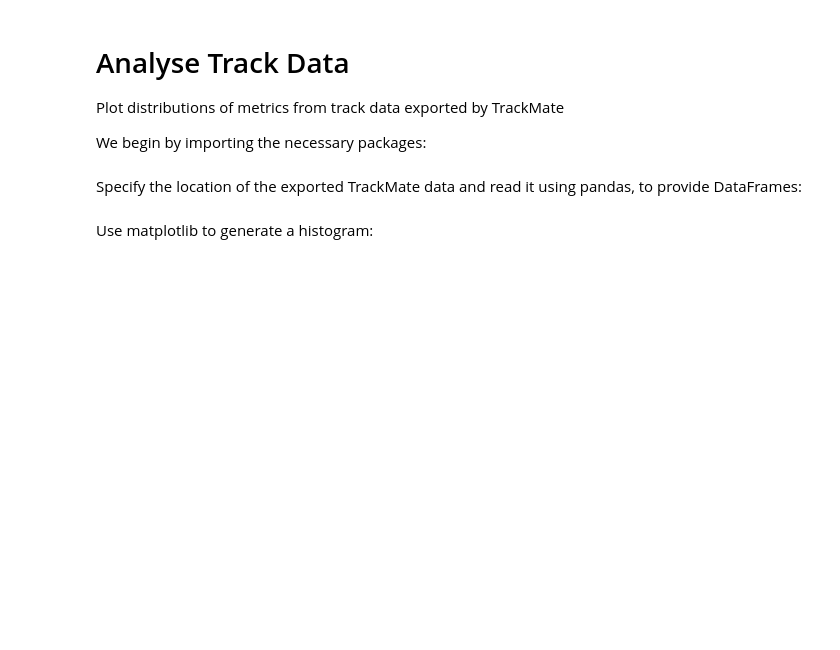
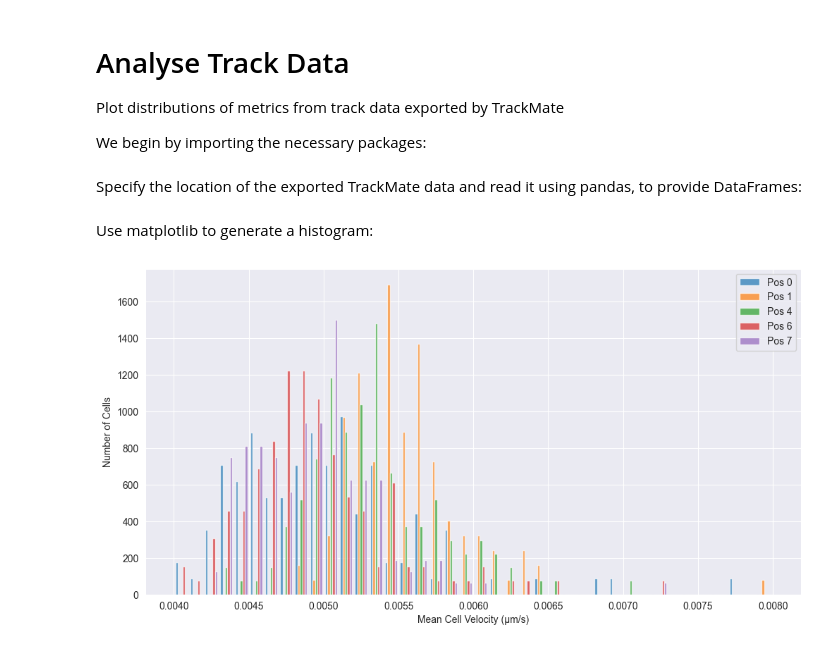
Before and after one commit to FrancisCrickInstitute/multi-dimensional-imaging-and-analysis, a Jupyter notebook: Live-Cell-Imaging-And-Tracking/compare_track_data.ipynb, the cells around one changed output. Cells and saved outputs as stored; diff of their text form; code cells hidden in the pictures; blank space fills up the shorter version.

```diff
--- a/Live-Cell-Imaging-And-Tracking/compare_track_data.ipynb
+++ b/Live-Cell-Imaging-And-Tracking/compare_track_data.ipynb
@@ -10,20 +14,38 @@ import pandas as pd
 # %% [markdown]
 Specify the location of the exported TrackMate data and read it using pandas, to provide DataFrames:
 # %%
-file_path_0 = 'Z:/working/Training/2024-Crick Microscopy Course/Live imaging/trial data/Prelim_analysis_2/Pos0/FUCCI_LEDpower_Jul24_2_MMStack_Pos0_tracks.csv'
-data0 = pd.read_csv(file_path_0, skiprows=[1, 2, 3])
-data0['POSITION'] = 0
-file_path_7 = 'Z:/working/Training/2024-Crick Microscopy Course/Live imaging/trial data/Prelim_analysis_2/Pos7/FUCCI_LEDpower_Jul24_2_MMStack_Pos7_tracks.csv'
-data7 = pd.read_csv(file_path_7, skiprows=[1, 2, 3])
-data7['POSITION'] = 7
+METRIC_OF_INTEREST = 'TRACK_MEAN_SPEED'
+
+file_paths = glob.glob(
+    'Z:/working/Training/2024-Crick Microscopy Course/Live imaging/trial data/Prelim_analysis_2/Pos*/*_Pos*_tracks.csv')
+
+position_labels = []
+datasets = []
+
+# Regex to extract position number from file name
+position_pattern = re.compile(r'_Pos(\d+)_')
+
+for file_path in file_paths:
+    # Extract position number from file name
+    match = position_pattern.search(file_path)
+    position_num = -1
+    if match:
+        position_num = int(match.group(1))
+        position_labels.append(position_num)
+
+    data = pd.read_csv(file_path, skiprows=[1, 2, 3])
+    datasets.append(data[METRIC_OF_INTEREST].values)
 # %% [markdown]
 Use matplotlib to generate a histogram:
 # %%
 %matplotlib inline
-#plt.figure(figsize=(6.0, 5.0), dpi=300)
-plt.hist(data0['TRACK_MEAN_SPEED'], bins=40, range=(0.004, 0.008), alpha=0.7, label='Pos0', histtype='barstacked')
-plt.hist(data7['TRACK_MEAN_SPEED'], bins=40, range=(0.004, 0.008), alpha=0.7, label='Pos7', histtype='barstacked')
+plt.figure(figsize=(12, 6))
+
+plt.hist(datasets, bins=40, range=(0.004, 0.008), alpha=0.7, density=True,
+         label=[f'Pos {pos}' for pos in position_labels])
 plt.xlabel("Mean Cell Velocity (\u03BCm/s)")
 plt.ylabel("Number of Cells")
 plt.legend()
 plt.show()
+# %% [output]
+[figure, added]
```
Also changed, not shown: parts of 2 cells of this notebook.
